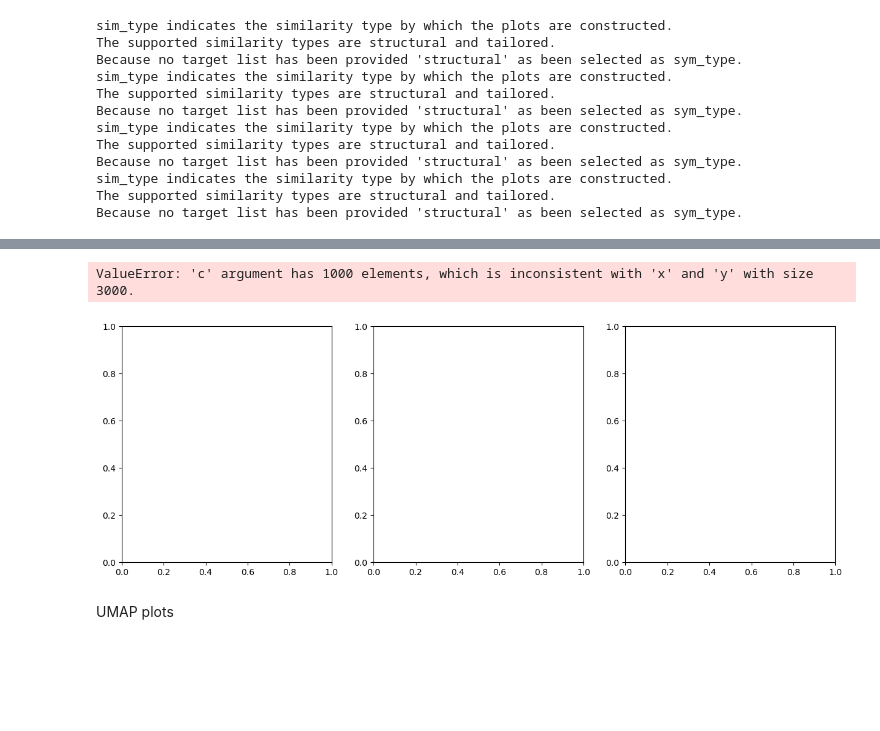
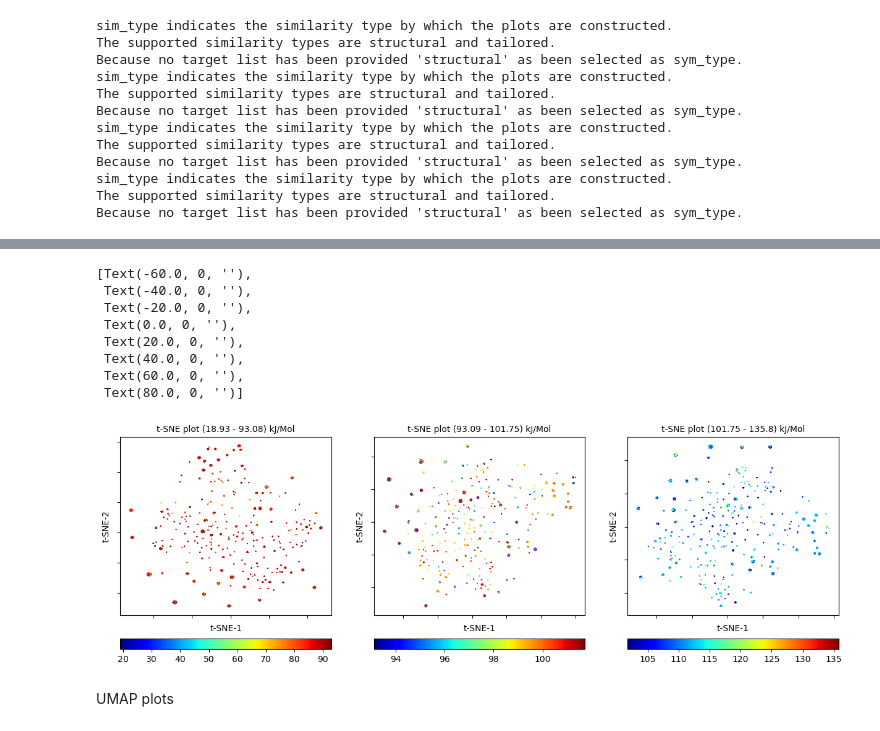
Before and after one commit to Max-Leach/GNNpredict, a Jupyter notebook: data_processing/test.ipynb, the cells around one changed output, grey strips where cells are left out. Cells and saved outputs as stored; diff of their text form; code cells hidden in the pictures; blank space fills up the shorter version.

```diff
--- a/data_processing/test.ipynb
+++ b/data_processing/test.ipynb
@@ -116,25 +118,55 @@ ax.set_xticklabels([])
 # %%
 col1 = (data1["BDE"]-np.min(data1["BDE"]))/(np.max(data1["BDE"])-np.min(data1["BDE"]))
 col2 = (data2["BDE"]-np.min(data2["BDE"]))/(np.max(data2["BDE"])-np.min(data2["BDE"]))
 col3 = (data3["BDE"]-np.min(data3["BDE"]))/(np.max(data3["BDE"])-np.min(data3["BDE"]))
 
 fig, ax = plt.subplots(1,3,figsize=(15,5))
 
-cmap = cm.jet(col)
-ax[0].scatter(a['t-SNE-1'], a['t-SNE-2'], s=0.3, c=cmap)
+ax[0].scatter(tsne1['t-SNE-1'], tsne1['t-SNE-2'], s=0.3, c=cm.jet(col1))
 
 norm1 = plt.Normalize(np.min(data1["BDE"]), np.max(data1["BDE"]))
-cbar = fig.colorbar(plt.cm.ScalarMappable(norm=norm1,cmap=cm.jet), ax=ax)
+cbar1 = fig.colorbar(plt.cm.ScalarMappable(norm=norm1,cmap=cm.jet), ax=ax[0], orientation='horizontal', pad=0.1)
 
-cbar.ax[0].tick_params(labelsize=10)
+cbar1.ax.tick_params(labelsize=10)
 ax[0].set_xlabel('t-SNE-1', size=10)
 ax[0].set_ylabel('t-SNE-2', size=10)
-ax[0].set_title('t-SNE plot', size=10)
+ax[0].set_title(f't-SNE plot ({round(data1["BDE"].min(),2)} - {round(data1["BDE"].max(),2)}) kJ/Mol', size=10)
 ax[0].set_yticklabels([])
 ax[0].set_xticklabels([])
+
+ax[1].scatter(tsne2['t-SNE-1'], tsne2['t-SNE-2'], s=0.3, c=cm.jet(col2))
+
+norm1 = plt.Normalize(np.min(data2["BDE"]), np.max(data2["BDE"]))
+cbar2 = fig.colorbar(plt.cm.ScalarMappable(norm=norm1,cmap=cm.jet), ax=ax[1], orientation='horizontal', pad=0.1)
+
+cbar2.ax.tick_params(labelsize=10)
+ax[1].set_xlabel('t-SNE-1', size=10)
+ax[1].set_ylabel('t-SNE-2', size=10)
+ax[1].set_title(f't-SNE plot ({round(data2["BDE"].min(),2)} - {round(data2["BDE"].max(),2)}) kJ/Mol', size=10)
+ax[1].set_yticklabels([])
+ax[1].set_xticklabels([])
+
+ax[2].scatter(tsne3['t-SNE-1'], tsne3['t-SNE-2'], s=0.3, c=cm.jet(col3))
+
+norm1 = plt.Normalize(np.min(data3["BDE"]), np.max(data3["BDE"]))
+cbar3 = fig.colorbar(plt.cm.ScalarMappable(norm=norm1,cmap=cm.jet), ax=ax[2], orientation='horizontal', pad=0.1)
+
+cbar3.ax.tick_params(labelsize=10)
+ax[2].set_xlabel('t-SNE-1', size=10)
+ax[2].set_ylabel('t-SNE-2', size=10)
+ax[2].set_title(f't-SNE plot ({round(data3["BDE"].min(),2)} - {round(data3["BDE"].max(),2)}) kJ/Mol', size=10)
+ax[2].set_yticklabels([])
+ax[2].set_xticklabels([])
 # %% [output]
-ValueError: 'c' argument has 1000 elements, which is inconsistent with 'x' and 'y' with size 3000.
+[Text(-60.0, 0, ''),
+ Text(-40.0, 0, ''),
+ Text(-20.0, 0, ''),
+ Text(0.0, 0, ''),
+ Text(20.0, 0, ''),
+ Text(40.0, 0, ''),
+ Text(60.0, 0, ''),
+ Text(80.0, 0, '')]
-[figure, old version]
+[figure, new version]
 # %% [markdown]
 UMAP plots
 # %%
```
Also changed, not shown: parts of 6 cells of this notebook.
